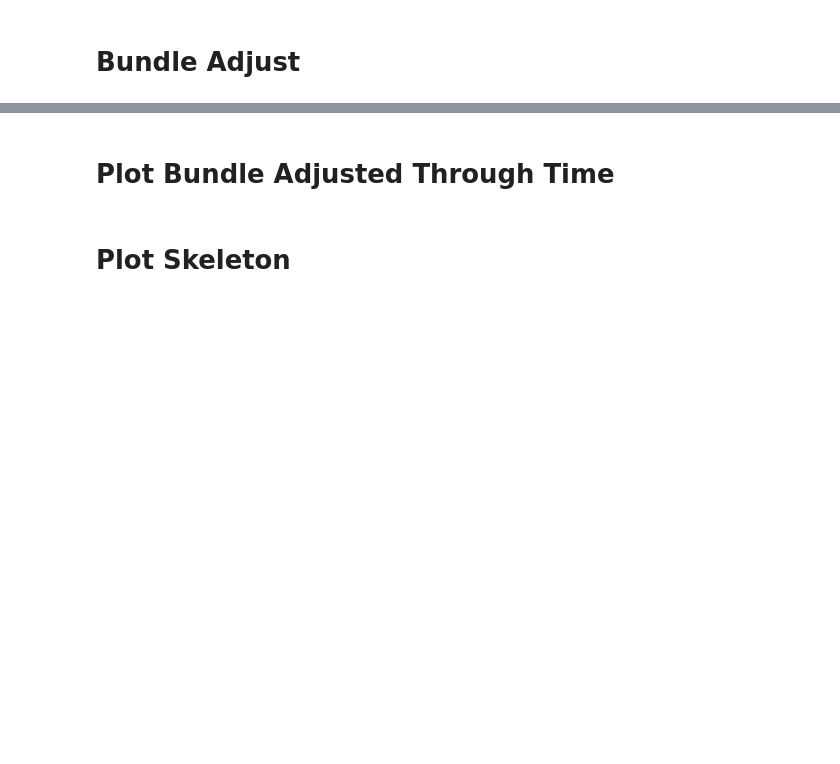
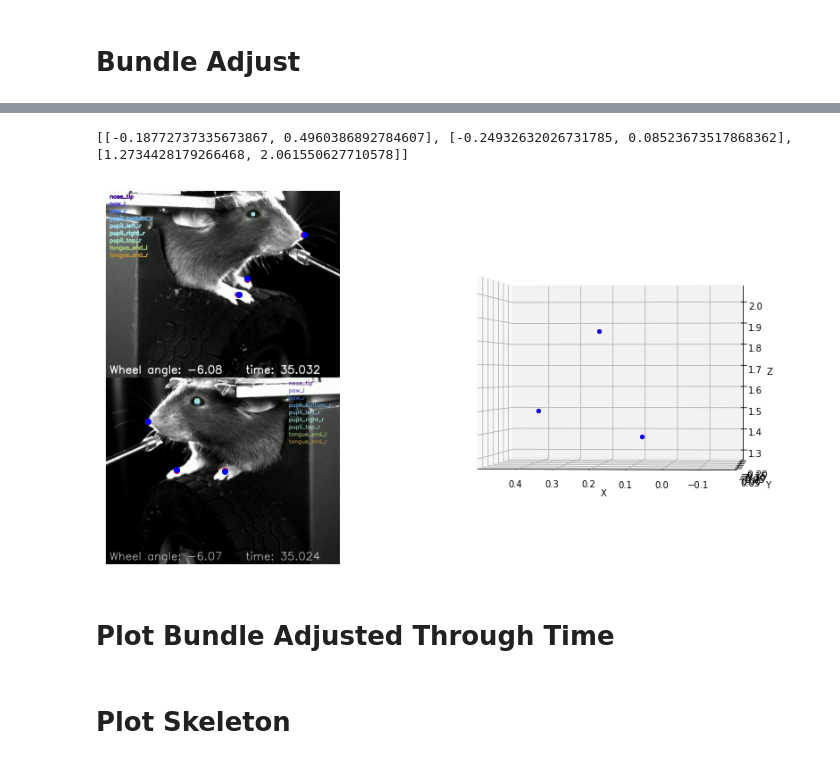
Before and after one commit to 51N84D/3D-Animal-Pose, a Jupyter notebook: Bundle-Adjust-IBL.ipynb, the cells around one changed output, grey strips where cells are left out. Saved outputs shown, nothing was run; the diff lists cells and outputs as text; code cells hidden in the pictures; blank space fills up the shorter version.

```diff
--- a/Bundle-Adjust-IBL.ipynb
+++ b/Bundle-Adjust-IBL.ipynb
@@ -262,40 +284,26 @@ TOP_IMG_HEIGHT = P_Y_TOP * 2
 #Initialize camera 1
 camera_1 = Camera(rvec=[0,0,0], tvec=[0,0,0])
 #Set offset
-camera_1.set_size((P_X_TOP, P_Y_TOP))
+#camera_1.set_size((P_X_TOP, P_Y_1))
 
 cam1_init_params = np.abs(np.random.rand(8))
 #Set rotations [0:3] and translation [3:6] to 0
 cam1_init_params[0:6] = 0
 #Initialize focal length to image width
-cam1_init_params[6] = P_X_TOP * 2
+cam1_init_params[6] = focal_length_1
 #Initialize distortion to 0
 cam1_init_params[7] = 0.0
 #Set parameters
 camera_1.set_params(cam1_init_params)
+camera_1_mat = camera_1.get_camera_matrix()
+camera_1_mat[0,2] = P_X_1
+camera_1_mat[1,2] = P_Y_1
+camera_1.set_camera_matrix(camera_1_mat)
 
 #--------CAMERA 2------------
-'''
-#Set rotation vector w.r.t. camera 1
-rvec2 = np.pi/2 * np.array([1, 0, 0])
-#Set translation vector w.r.t. camera 1\
-tvec2 = [0, 1, 1]
-#Initialize camera 2
-camera_2 = Camera(rvec=rvec2, tvec=tvec2)
-#Set offset
-camera_1.set_size((P_X_BOT, P_Y_BOT))
-
-cam2_init_params = np.abs(np.random.rand(8))
-cam2_init_params[0:3] = rvec2
-cam2_init_params[3:6] = tvec2
-cam2_init_params[6] = P_X_BOT * 2
-cam2_init_params[7] = 0.0
-camera_2.set_params(cam2_init_params)
-'''
 #Set rotation vector w.r.t. camera 1
 # roration around y axis only, about 120 deg (2.0127 rad) from Guido's CAD
 rvec2 = np.array([0, 2.0127, 0])
-
 
 #Set translation vector w.r.t. camera 1, using CAD drawing [mm];
 # cameras are 292.8 mm apart;
@@ -304,14 +312,18 @@ tvec2 = [-1.5664, 0, 2.4738]
 #Initialize camera 2
 camera_2 = Camera(rvec=rvec2, tvec=tvec2)
 #Set offset
-camera_1.set_size((P_X_BOT, P_Y_BOT))
+camera_2.set_size((P_X_2, P_Y_2))
 
 cam2_init_params = np.abs(np.random.rand(8))
 cam2_init_params[0:3] = rvec2
 cam2_init_params[3:6] = tvec2
-cam2_init_params[6] = P_X_BOT * 2
+cam2_init_params[6] =  focal_length_2
 cam2_init_params[7] = 0.0
 camera_2.set_params(cam2_init_params)
+camera_2_mat = camera_2.get_camera_matrix()
+camera_2_mat[0,2] = P_X_2
+camera_2_mat[1,2] = P_Y_2
+camera_2.set_camera_matrix(camera_2_mat)
 
 #Group cameras
 cam_group = CameraGroup(cameras=[camera_1, camera_2])
@@ -403,3 +458,11 @@ ind_end = 200
+# %%
+scene_lims = [[x_min, x_max], [y_min, y_max], [z_min, z_max]]
+print(scene_lims)
+# %% [output]
+[[-0.18772737335673867, 0.4960386892784607], [-0.24932632026731785, 0.08523673517868362], [1.2734428179266468, 2.061550627710578]]
+# %%
+ind_start = 40
+ind_end = 45 #80
 # %%
 #### 3d plot
 from matplotlib.gridspec import GridSpec
@@ -411,34 +474,36 @@ gs = GridSpec(2, 2, figure=fig)
 ax1 = fig.add_subplot(gs[:2, 0])
 ax2 = fig.add_subplot(gs[:2, 1], projection = '3d') # https://matplotlib.org/3.1.1/gallery/mplot3d/subplot3d.html
 image_folder = 'images_test'
 if not os.path.exists(image_folder):
     os.makedirs(image_folder)
 
 ax2.view_init(elev=0, azim=90) # see https://stackoverflow.com/questions/12904912/how-to-set-camera-position-for-3d-plots-using-python-matplotlib
 
 #FRONT RIGHT PAW
 for i in range(ind_start,ind_end):
     # clear both ax1 and ax2
     ax1.cla()
     ax2.cla()
     # load image
     img_1 = read_image(path_images[0][i], flip=False)
     img_2 = read_image(path_images[1][i], flip=False)
     img = np.concatenate((img_1, img_2), axis=0)
     plot_image_labels(img,\
                         joined_list_2d,
                         i,
                         color_list_2d,
-                        ax = ax1, top_img_height=TOP_IMG_HEIGHT)
+                        ax = ax1, top_img_height=IMG_HEIGHT_1)
 
     ax2.azim += 1
     plot_3d_points(joined_list_3d,
                    lims,
                    i,
                    color_list_3d,
                    ax=ax2)
     im_int = str('%.5i' % i)
     plt.savefig(image_folder + '/' + 'im' + im_int + '.png')
+# %% [output]
+[figure, added]
 # %%
 write_video(image_dir='./images_test/', out_file='reconstruction.mp4')
 # %% [markdown]
```
Also changed, not shown: parts of 22 cells of this notebook, 1 other file.
